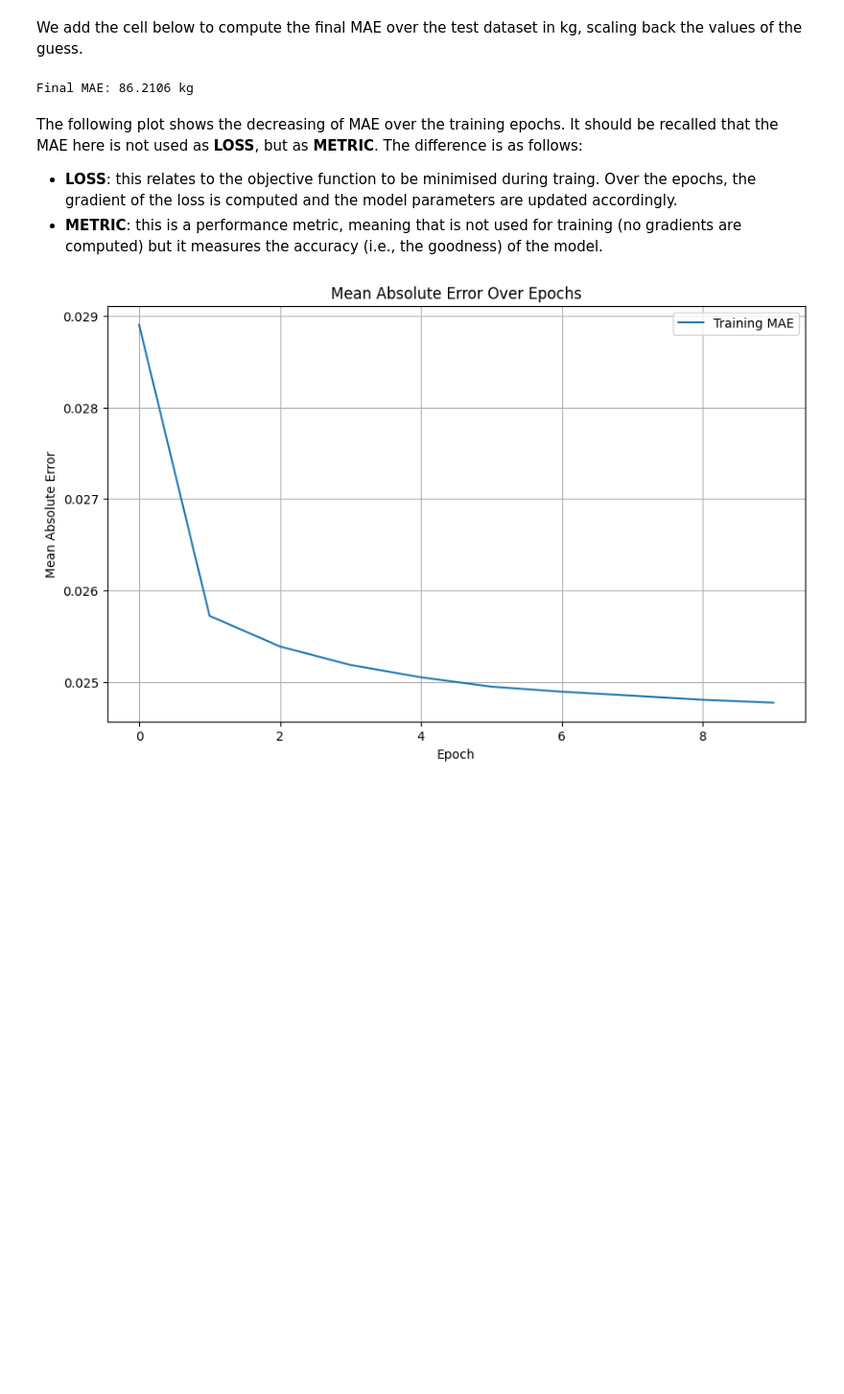
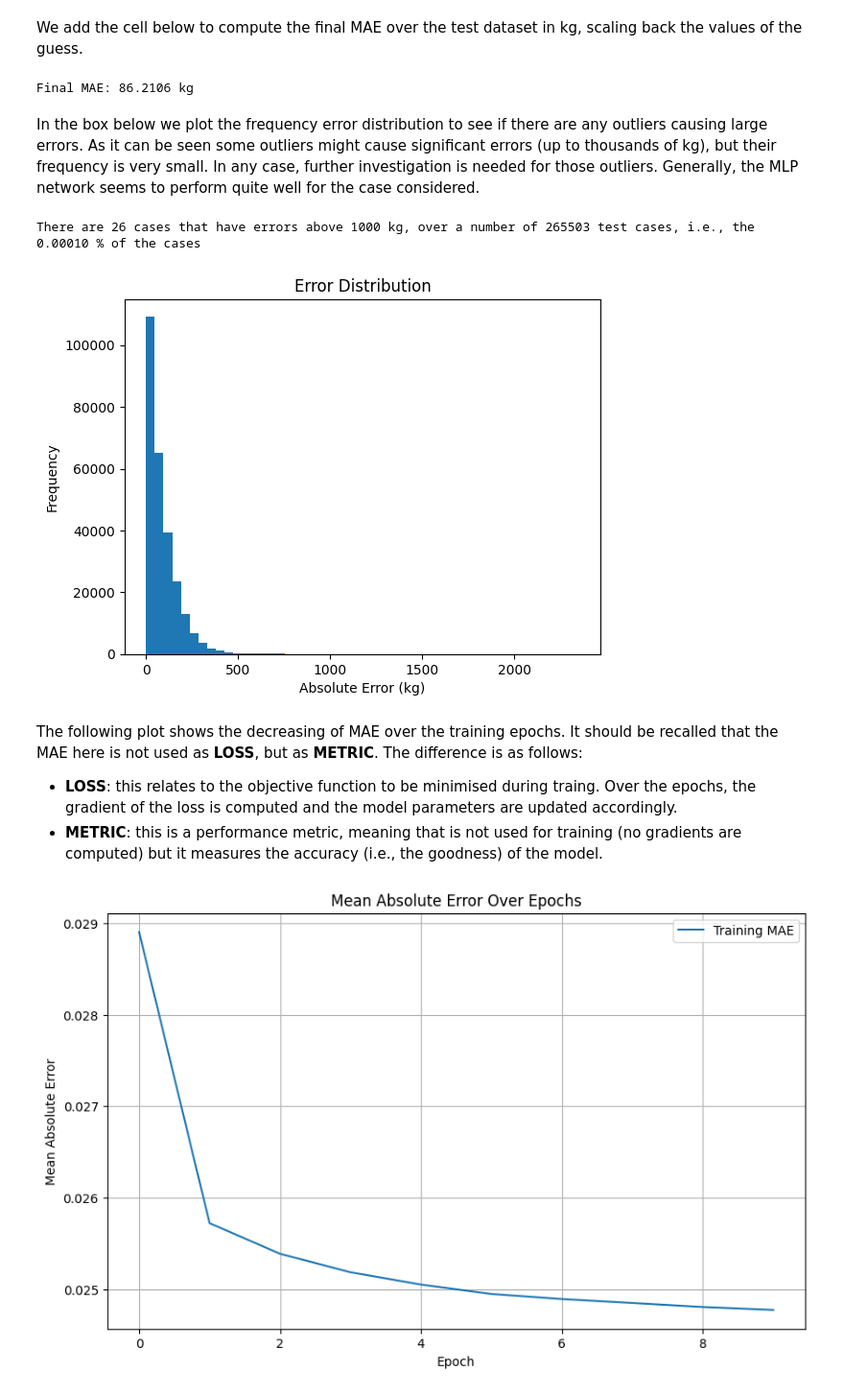
Before and after one commit to andreabellome/mlp-space-traj, a Jupyter notebook: space_traj_mlp_pytorch.ipynb, the cells around one changed output. Shown: that part at 96% size. Saved outputs shown, nothing was run; the diff lists cells and outputs as text; code cells hidden in the pictures; blank space fills up the shorter version.

Commit message:
added outliers analysis

```diff
--- a/space_traj_mlp_pytorch.ipynb
+++ b/space_traj_mlp_pytorch.ipynb
@@ -166,6 +166,27 @@ final_mae_kg = mean_absolute_error(y_test_kg, y_pred_kg)
 print(f"Final MAE: {final_mae_kg:.4f} kg")
 # %% [output]
 Final MAE: 86.2106 kg
+# %% [markdown]
+In the box below we plot the frequency error distribution to see if there are any outliers causing large errors. As it can be seen some outliers might cause significant errors (up to thousands of kg), but their frequency is very small. In any case, further investigation is needed for those outliers. Generally, the MLP network seems to perform quite well for the case considered.
+# %%
+import numpy as np
+
+tol_kg = 1000
+
+absolute_errors = np.abs(y_pred_kg.squeeze() - y_test_kg.values)
+outliers = absolute_errors[absolute_errors > tol_kg]
+num_outliers = np.sum(absolute_errors > tol_kg)
+
+print(f"There are {num_outliers} cases that have errors above {tol_kg} kg, over a number of {len(y_pred_kg)} test cases, i.e., the {num_outliers/len(y_pred_kg):.5f} % of the cases")
+
+plt.hist(absolute_errors, bins=50)
+plt.xlabel("Absolute Error (kg)")
+plt.ylabel("Frequency")
+plt.title("Error Distribution")
+plt.show()
+# %% [output]
+There are 26 cases that have errors above 1000 kg, over a number of 265503 test cases, i.e., the 0.00010 % of the cases
+[figure, added]
 # %% [markdown]
 The following plot shows the decreasing of MAE over the training epochs. It should be recalled that the MAE here is not used as **LOSS**, but as **METRIC**.
 The difference is as follows:
```
